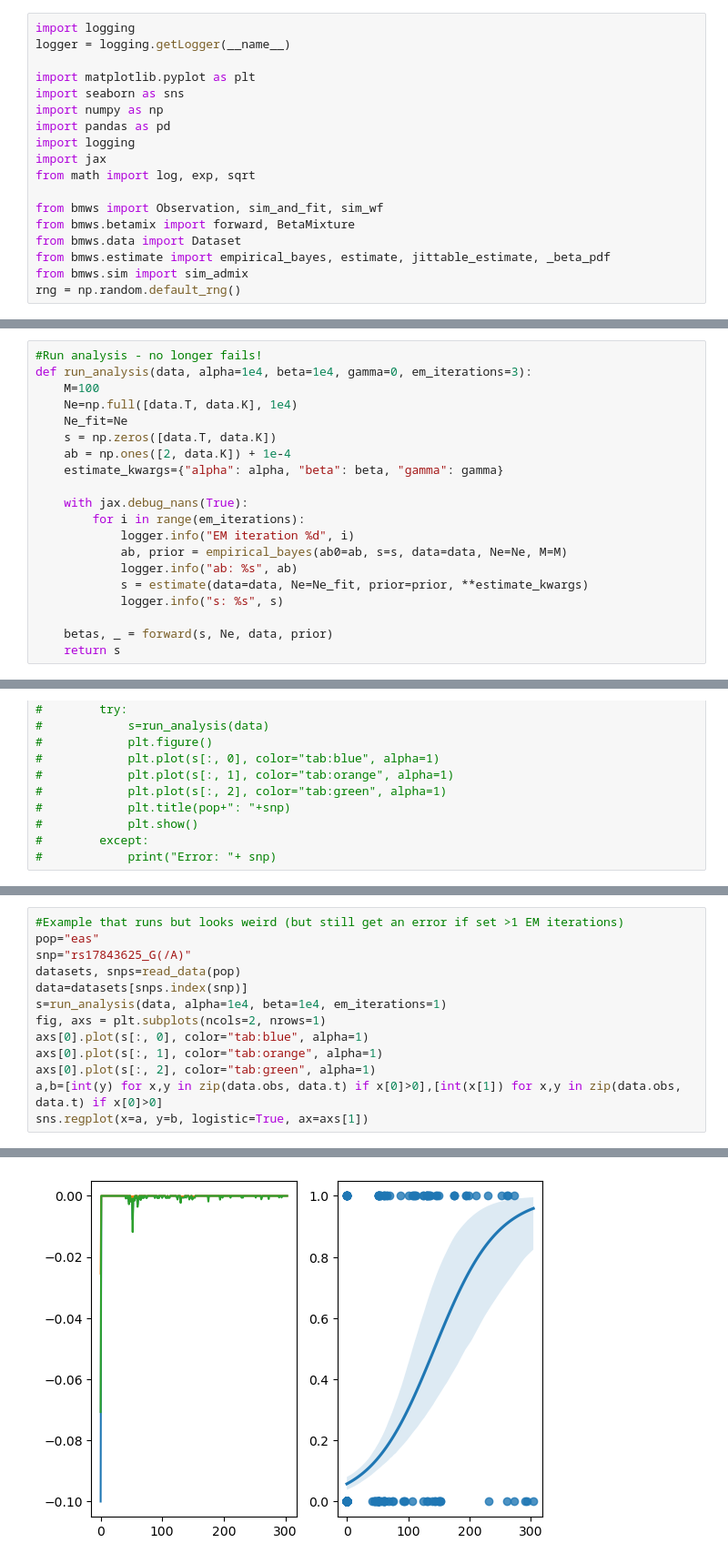
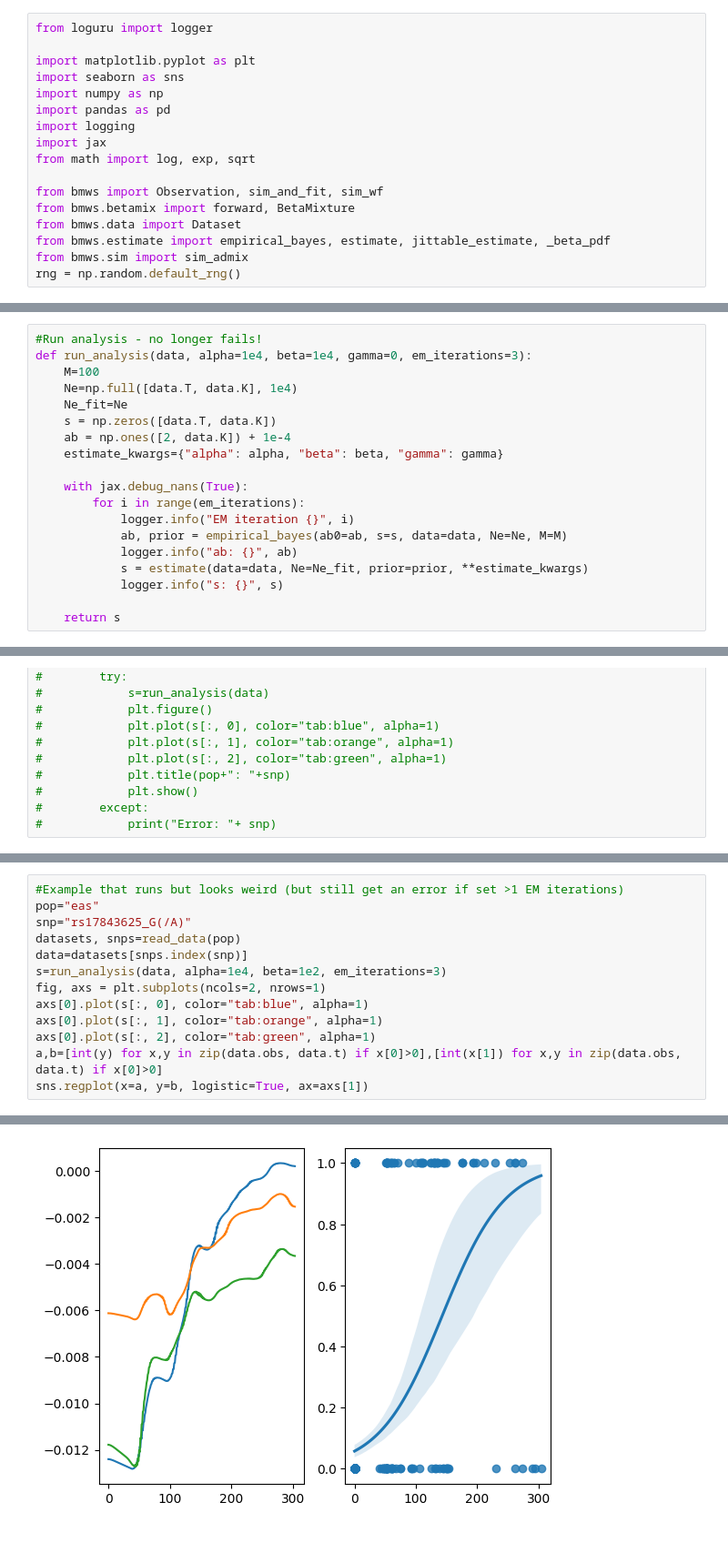
Before and after one commit to jthlab/selection_admix, a Jupyter notebook: Admix_EAS.ipynb, the cells around one changed output, grey strips where cells are left out. Shown at 91% size. Drawn from its saved outputs; the diff is of its cells as text.

```diff
--- a/Admix_EAS.ipynb
+++ b/Admix_EAS.ipynb
@@ -1,6 +1,5 @@
 # %%
-import logging
-logger = logging.getLogger(__name__)
+from loguru import logger
 
 import matplotlib.pyplot as plt
 import seaborn as sns
@@ -91,13 +90,12 @@ def run_analysis(data, alpha=1e4, beta=1e4, gamma=0, em_iterations=3):
 
     with jax.debug_nans(True):
         for i in range(em_iterations):
-            logger.info("EM iteration %d", i)
+            logger.info("EM iteration {}", i)
             ab, prior = empirical_bayes(ab0=ab, s=s, data=data, Ne=Ne, M=M)
-            logger.info("ab: %s", ab)
+            logger.info("ab: {}", ab)
             s = estimate(data=data, Ne=Ne_fit, prior=prior, **estimate_kwargs)
-            logger.info("s: %s", s)
+            logger.info("s: {}", s)
 
-    betas, _ = forward(s, Ne, data, prior)
     return s
 # %%
 #Run for all SNPs
@@ -135,7 +137,7 @@ pop="eas"
 snp="rs17843625_G(/A)"
 datasets, snps=read_data(pop)
 data=datasets[snps.index(snp)]
-s=run_analysis(data, alpha=1e4, beta=1e4, em_iterations=1)
+s=run_analysis(data, alpha=1e4, beta=1e2, em_iterations=3)
 fig, axs = plt.subplots(ncols=2, nrows=1)
 axs[0].plot(s[:, 0], color="tab:blue", alpha=1)
 axs[0].plot(s[:, 1], color="tab:orange", alpha=1)
@@ -147 +166 @@ sns.regplot(x=a, y=b, logistic=True, ax=axs[1])
-[figure, old version]
+[figure, new version]
```
Also changed, not shown: parts of 2 cells of this notebook, 1 other file.
